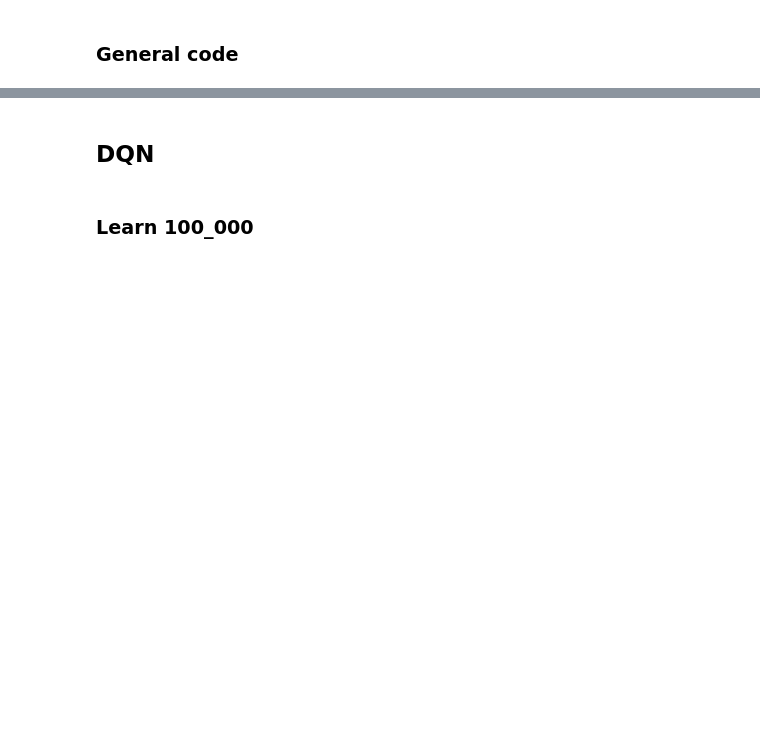
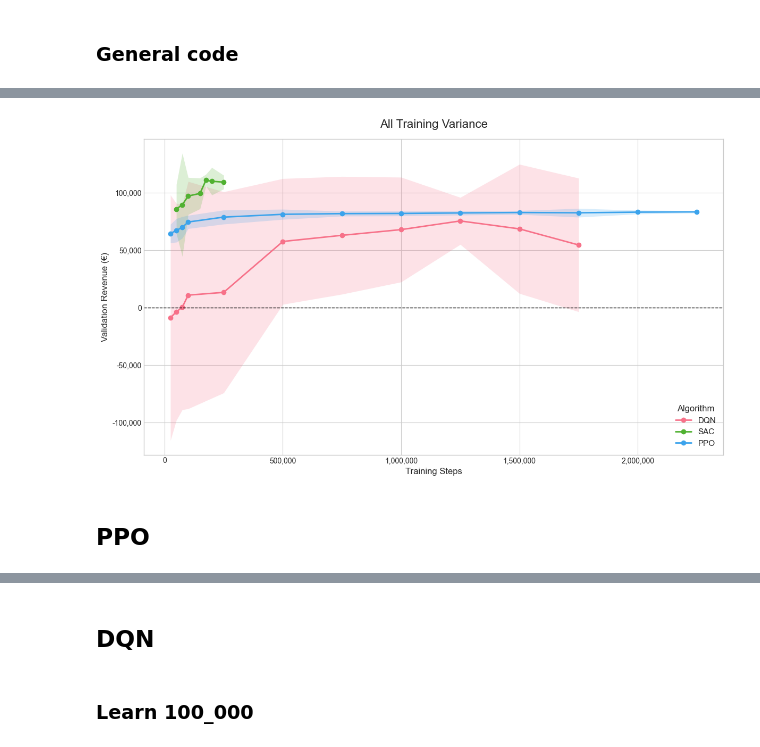
Before and after one commit to DeLany123/Thesis, a Jupyter notebook: Simulation/suite_simple_trading/test_models/compare_different_models.ipynb, the cells around one changed output, grey strips where cells are left out. Drawn from its saved outputs; the diff is of its cells as text; code cells hidden in the pictures; blank space fills up the shorter version.

```diff
--- a/Simulation/suite_simple_trading/test_models/compare_different_models.ipynb
+++ b/Simulation/suite_simple_trading/test_models/compare_different_models.ipynb
@@ -44,0 +665,6 @@ Split loaded. Total Test Episodes: 10
+# %%
+plot_benchmark_results("dqn_training_variance.csv", title="All Training Variance")
+# %% [output]
+[figure, added]
+# %% [markdown]
+## PPO
```
Also changed, not shown: parts of 20 cells of this notebook, 2 other files.
